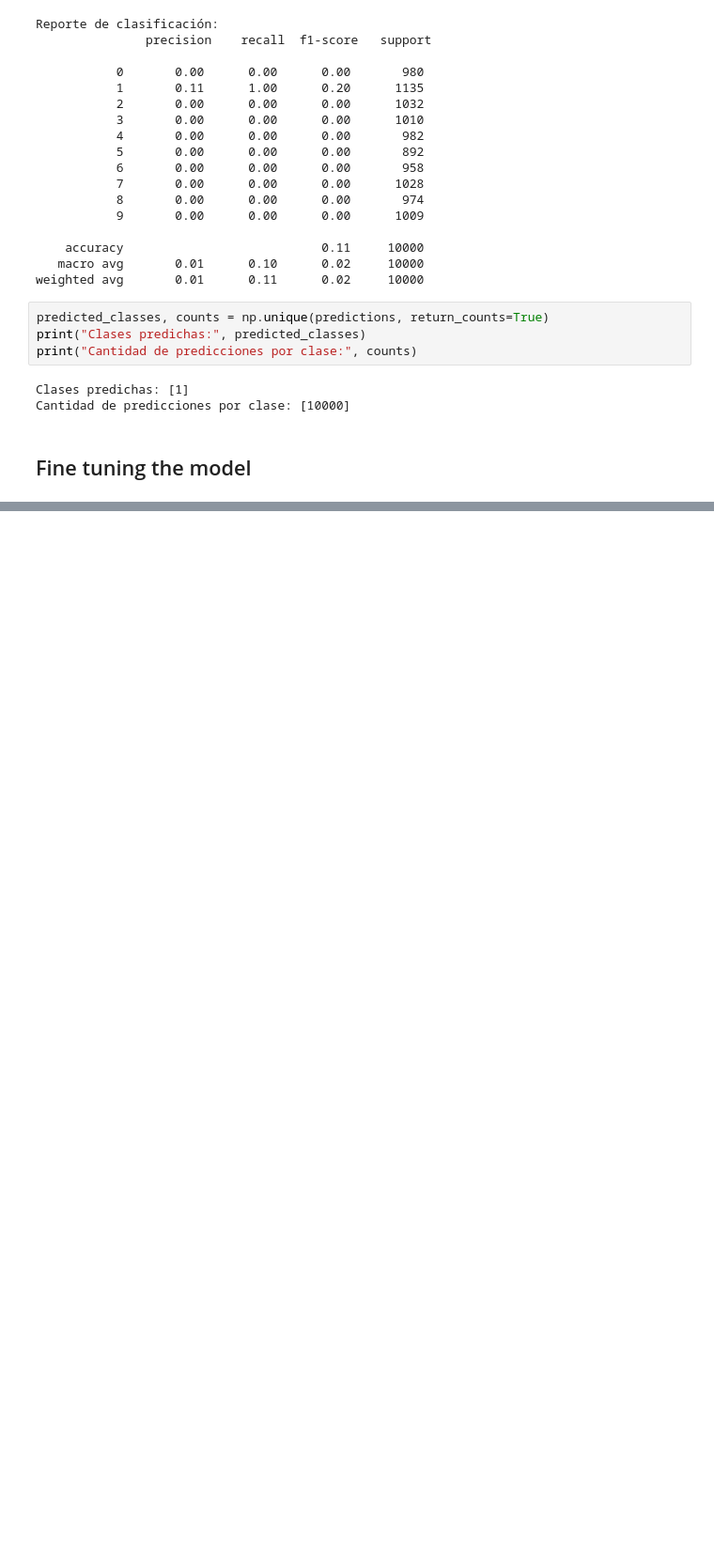
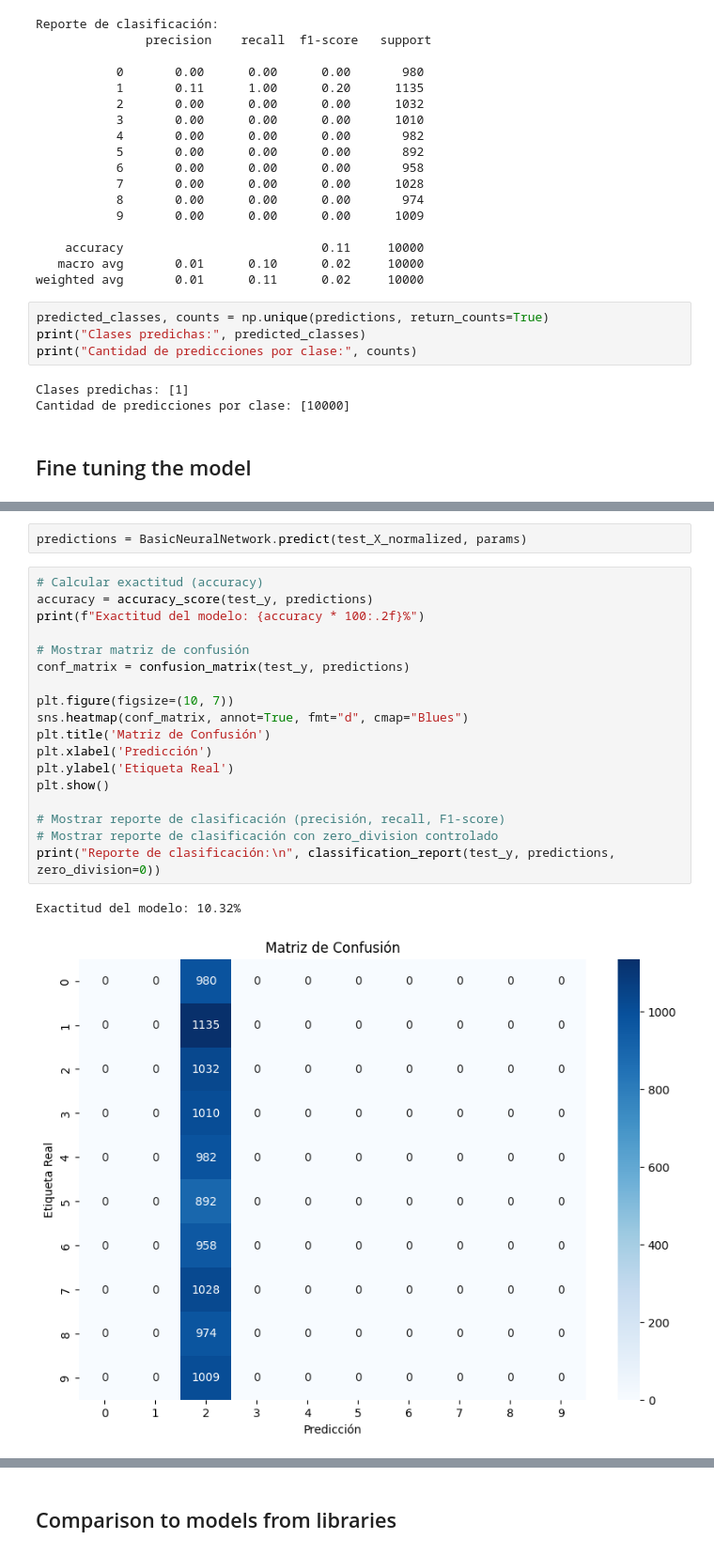
Before and after one commit to nicollorens12/DigitRecognition, a Jupyter notebook: Study.ipynb, the cells around one changed output, grey strips where cells are left out. Shown: that part at 94% size. Cells and saved outputs as stored; diff of their text form; blank space fills up the shorter version.

```diff
--- a/Study.ipynb
+++ b/Study.ipynb
@@ -249,0 +255,23 @@ NameError: name 'train_X_normalized' is not defined
+# %%
+predictions = BasicNeuralNetwork.predict(test_X_normalized, params)
+# %%
+# Calcular exactitud (accuracy)
+accuracy = accuracy_score(test_y, predictions)
+print(f"Exactitud del modelo: {accuracy * 100:.2f}%")
+
+# Mostrar matriz de confusión
+conf_matrix = confusion_matrix(test_y, predictions)
+
+plt.figure(figsize=(10, 7))
+sns.heatmap(conf_matrix, annot=True, fmt="d", cmap="Blues")
+plt.title('Matriz de Confusión')
+plt.xlabel('Predicción')
+plt.ylabel('Etiqueta Real')
+plt.show()
+
+# Mostrar reporte de clasificación (precisión, recall, F1-score)
+# Mostrar reporte de clasificación con zero_division controlado
+print("Reporte de clasificación:\n", classification_report(test_y, predictions, zero_division=0))
+# %% [output]
+Exactitud del modelo: 10.32%
+[figure, added]
@@ -249,0 +295,2 @@ NameError: name 'train_X_normalized' is not defined
+# %% [markdown]
+## Comparison to models from libraries
```
Also changed, not shown: parts of 9 cells of this notebook.
